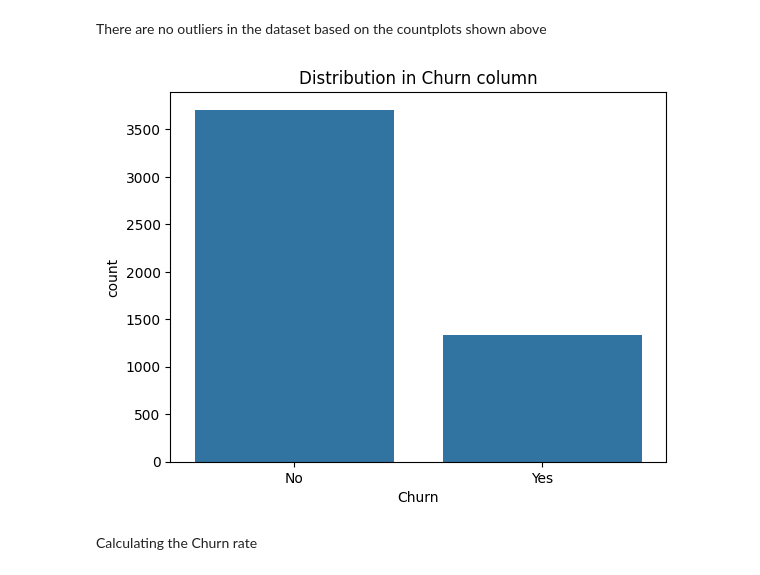
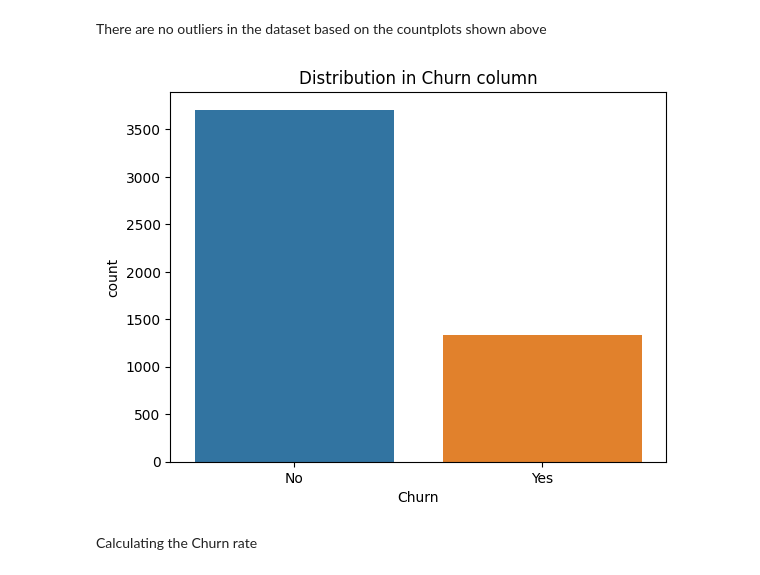
Before and after one commit to Phannsi/ML-Project-to-predict-Customer-Churn, a Jupyter notebook: Jupyter notebook.ipynb, the cells around one changed output. Saved outputs shown, nothing was run; the diff lists cells and outputs as text; code cells hidden in the pictures.

```diff
--- a/Jupyter notebook.ipynb
+++ b/Jupyter notebook.ipynb
@@ -380,11 +382,11 @@ plt.show()
 There are no outliers in the dataset based on the countplots shown above
 # %%
 #The distribution in the Churn column
-sns.countplot(x='Churn', data=clean_train)
+sns.countplot(x='Churn', data=clean_train, hue='Churn')
 plt.title('Distribution in Churn column')
 plt.show()
 # %% [output]
-[figure, old version]
+[figure, new version]
 # %% [markdown]
 Calculating the Churn rate
 # %%
```
Also changed, not shown: parts of 2 cells of this notebook, 1 other file.
